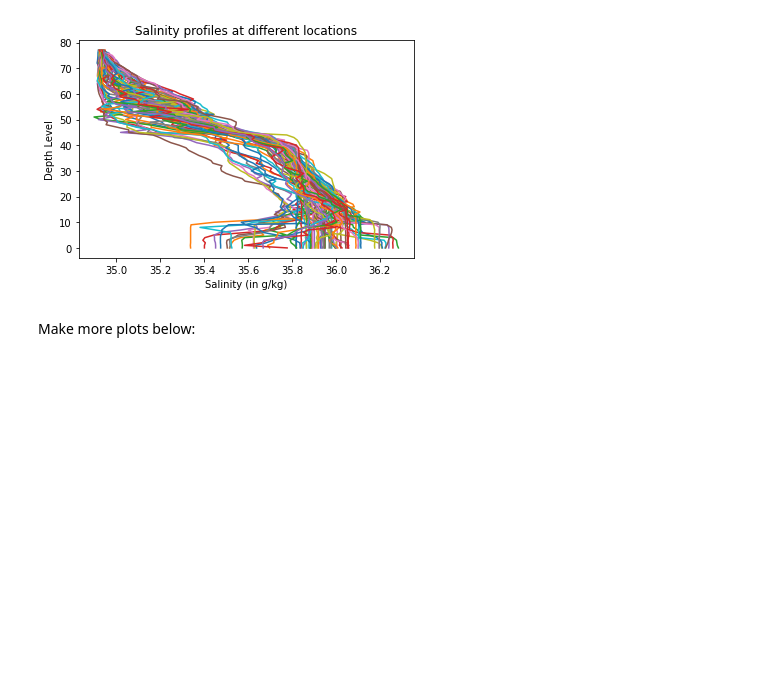
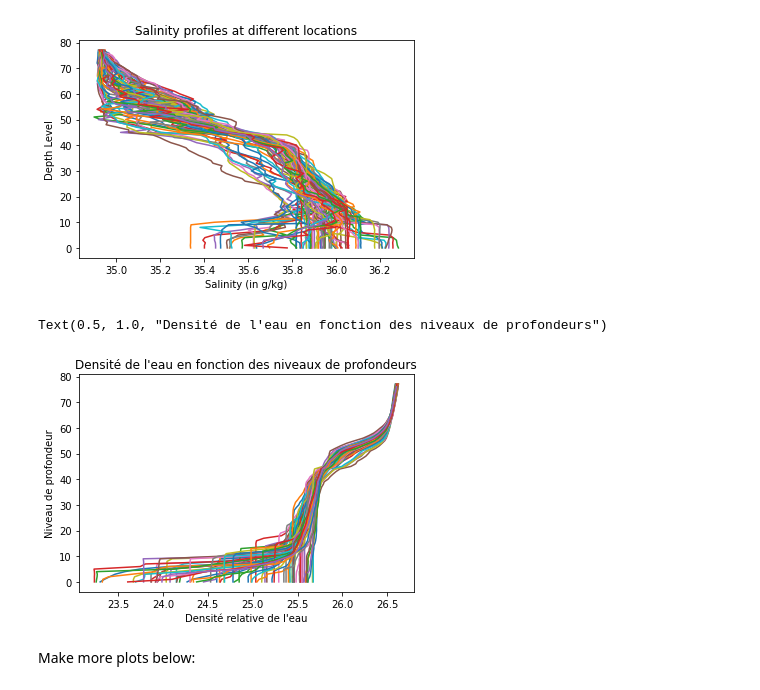
Before and after one commit to mrfabien/2022_Intro_Python, a Jupyter notebook: Exercises/W2_S1.ipynb, the cells around one changed output. Drawn from its saved outputs; the diff is of its cells as text; code cells hidden in the pictures; blank space fills up the shorter version.

Commit message:
--> more plots Q4

```diff
--- a/Exercises/W2_S1.ipynb
+++ b/Exercises/W2_S1.ipynb
@@ -75,7 +75,7 @@ files
 # %% [markdown]
 Then, load the files as `numpy` arrays, for instance using list comprehension
 # %%
-P,T,level,date,lat,lon,S = [np.load(files[key]) for key in range(len(files))]
+level,lon,S,date,lat,T,P = [np.load(files[key]) for key in range(len(files))]
 # %% [markdown]
 **Q2) Recreate the `level` array using `np.arange` and `np.linspace`**
 
@@ -196,0 +202,2 @@ ___ = CT_from_t(___,___,___)
+# %%
+CT = CT_from_t(S,T,P)
@@ -201,3 +220,5 @@ ___ = ___
+# %%
+relative_density = a*S+b*CT+c*CT**2
 # %% [markdown]
 **Q4) Make a plot for each column of data in `T`, `S`, `P`, and
 `relative_density` (four plots)**
@@ -216,10 +237,13 @@ Hint 2: Each plot should have a line for each column of data. It will look messy
 # %% [markdown]
 ![Salinity_example.png](embedded-picture-1)
 # %%
-plt.plot(___,___); # The semi-colon prevents printing the line objects
-plt.xlabel(___) # Takes a string as argument
-plt.ylabel(___)
-plt.title(___)
+plt.plot(relative_density,level); # The semi-colon prevents printing the line objects
+plt.xlabel("Densité relative de l'eau") # Takes a string as argument
+plt.ylabel("Niveau de profondeur")
+plt.title("Densité de l'eau en fonction des niveaux de profondeurs")
+# %% [output]
+Text(0.5, 1.0, "Densité de l'eau en fonction des niveaux de profondeurs")
+[figure, added]
 # %% [markdown]
 Make more plots below:
 # %% [markdown]
```
Also changed, not shown: parts of 6 cells of this notebook.
